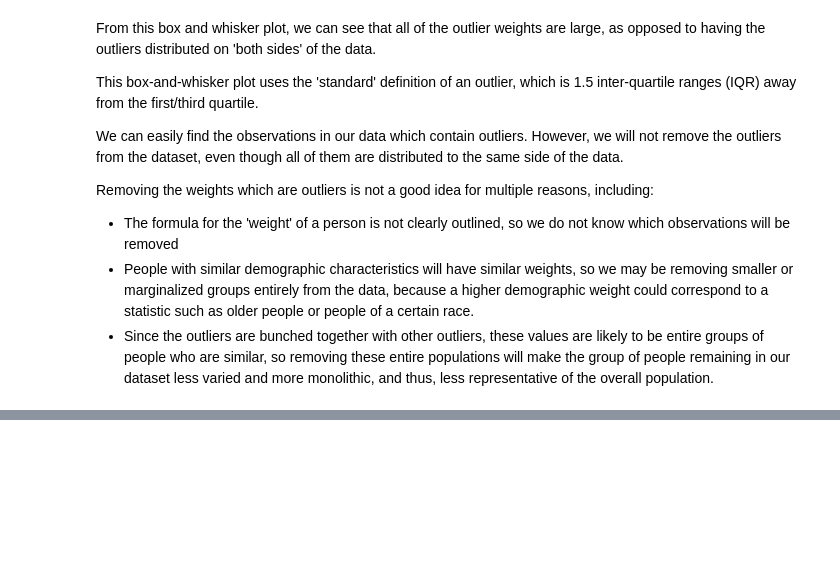
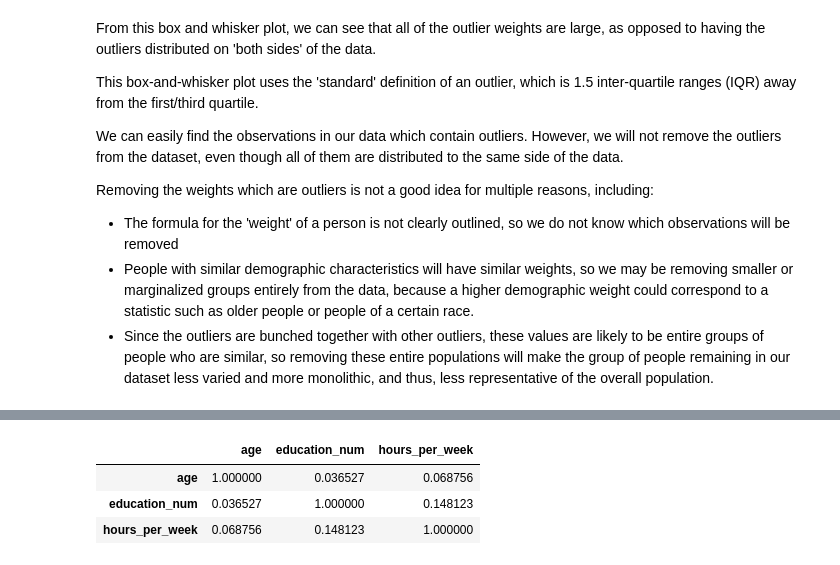
Before and after one commit to hotz1/JSC270_Assg2, a Jupyter notebook: JSC270_Assignment2.ipynb, the cells around one changed output, grey strips where cells are left out. Drawn from its saved outputs; the diff is of its cells as text; code cells hidden in the pictures; blank space fills up the shorter version.

Commit message:
Fixed the missing values issues, and began finding correlations in the data!

```diff
--- a/JSC270_Assignment2.ipynb
+++ b/JSC270_Assignment2.ipynb
@@ -13,7 +13,7 @@ import statsmodels.formula.api as smf
 # %% [markdown]
 ###Importing data
 # %%
-income94 = pd.read_csv('https://archive.ics.uci.edu/ml/machine-learning-databases/adult/adult.data', header=None)
+income94 = pd.read_csv('https://archive.ics.uci.edu/ml/machine-learning-databases/adult/adult.data', header=None, sep=",")
 income94.columns = ['age','workclass', 'fnlwgt','education','education_num','marital_status','occupation',
                     'relationship','race','sex','capital_gain','capital_loss','hours_per_week','native_country','gross_income_group']
 
@@ -131,0 +108,6 @@ In particular, there are 1836 missing observations in the `workclass` column, 18
+# %%
+# This block of code replaces the question marks that mark a lack of an answer with a "NaN" character, which marks that there is no relevant data present in this observation.
+income94 = income94.replace(' ?', np.NaN)
+# This is a check to ensure that all of the ? characters have been properly replaced with null characters.
+# These results match our expected amount of missing observations from above, so we're good to go!
+income94.isnull().sum()
@@ -248,0 +306,9 @@ Removing the weights which are outliers is not a good idea for multiple reasons,
+# %%
+# Creates a new dataframe consisting of only the columns listed above
+correlation_data = income94[['age', 'education_num', 'hours_per_week']]
+correlation_data.corr()
+# %% [output]
+|  | age | education_num | hours_per_week |
+| age | 1.000000 | 0.036527 | 0.068756 |
+| education_num | 0.036527 | 1.000000 | 0.148123 |
+| hours_per_week | 0.068756 | 0.148123 | 1.000000 |
```
Also changed, not shown: parts of 10 cells of this notebook.
